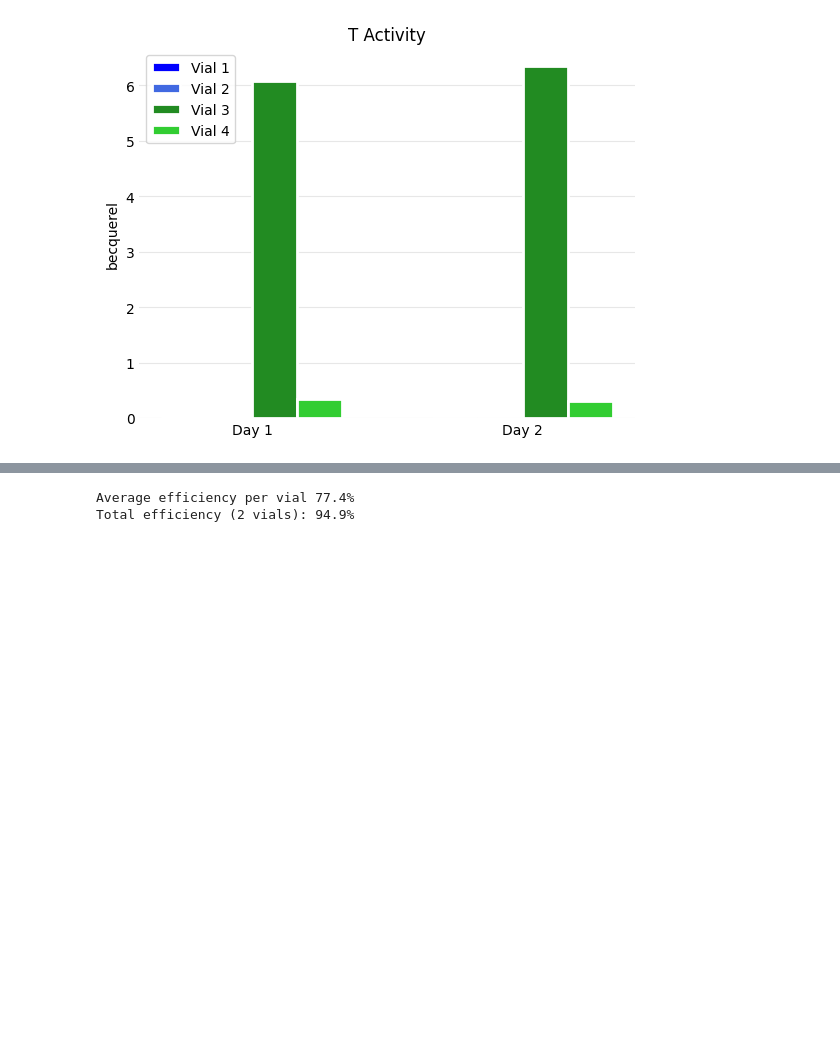
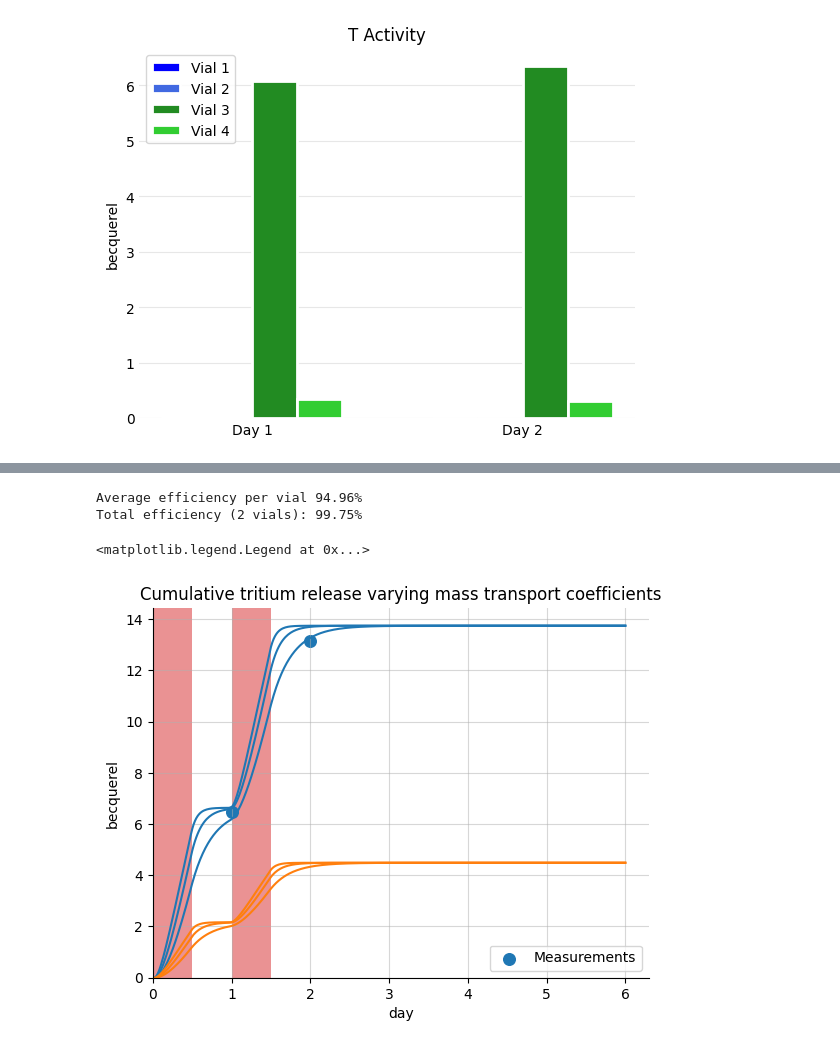
Before and after one commit to LIBRA-project/BABY-100-mL-runs, a Jupyter notebook: baby_run_3.ipynb, the cells around one changed output, grey strips where cells are left out. Saved outputs shown, nothing was run; the diff lists cells and outputs as text; code cells hidden in the pictures; blank space fills up the shorter version.

```diff
--- a/baby_run_3.ipynb
+++ b/baby_run_3.ipynb
@@ -265,13 +270,41 @@ plt.savefig('baby_run_3/sample_activity.svg')
 # %%
-efficiency1 = vial_311/(vial_311 + vial_312)
-efficiency2 = vial_323/(vial_323 + vial_324)
-efficiency3 = vial_313/(vial_313 + vial_314)
+efficiency1 = vial_323/(vial_323 + vial_324)
+efficiency2 = vial_313/(vial_313 + vial_314)
 
-avg_eff = np.average([efficiency1, efficiency2, efficiency3])
+avg_eff = np.average([efficiency1, efficiency2])
 nb_vials = 2
 total_eff = 1 - (1-avg_eff)**nb_vials
-print(f"Average efficiency per vial {avg_eff:.1%}")
-print(f"Total efficiency ({nb_vials} vials): {total_eff:.1%}")
+print(f"Average efficiency per vial {avg_eff:.2%}")
+print(f"Total efficiency ({nb_vials} vials): {total_eff:.2%}")
 # %% [output]
-Average efficiency per vial 77.4%
-Total efficiency (2 vials): 94.9%
+Average efficiency per vial 94.96%
+Total efficiency (2 vials): 99.75%
+# %%
+for mass_transport_coeff_factor in [5, 10, 20]:
+    new_baby_model = Model(
+        radius=baby_radius,
+        height=baby_height,
+        TBR=baby_model.TBR,
+    )
+
+
+    new_baby_model.k_top *= mass_transport_coeff_factor
+    new_baby_model.k_wall *= mass_transport_coeff_factor
+
+    new_baby_model.number_days = baby_model.number_days
+    new_baby_model.exposure_time = baby_model.exposure_time
+    new_baby_model.neutron_rate = baby_model.neutron_rate
+    new_baby_model.dt = baby_model.dt
+    new_baby_model.run(6 * ureg.day)
+    integrated_top = quantity_to_activity(new_baby_model.integrated_release_top()).to(ureg.Bq)
+    integrated_wall = quantity_to_activity(new_baby_model.integrated_release_wall()).to(ureg.Bq)
+
+    plt.plot(time, integrated_top, label="Top", color="tab:blue")
+    plt.plot(time, integrated_wall, label="Wall", color="tab:orange")
+plot(walls=False, top=False, detection_limit=None, linelabel=False, title=False, subtitle=False)
+plt.title("Cumulative tritium release varying mass transport coefficients")
+s = plt.scatter([1, 2]*ureg.day, [total_day1, total_day2], s=70, label="Measurements")
+plt.legend(handles=[s])
+# %% [output]
+<matplotlib.legend.Legend at 0x...>
+[figure, added]
```
Also changed, not shown: parts of 5 cells of this notebook.
